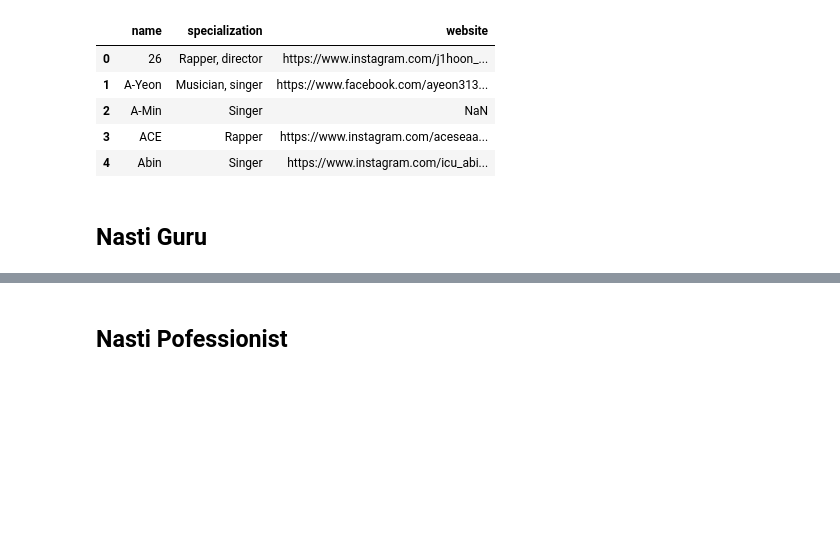
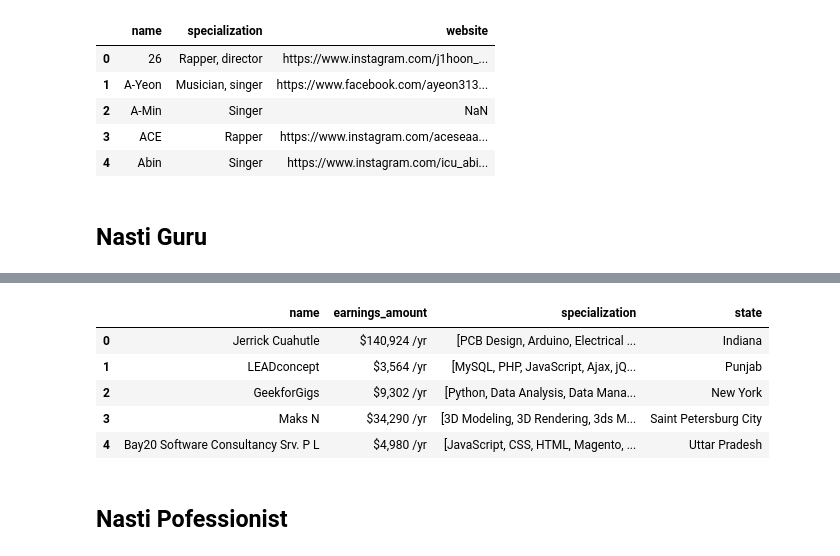
Before and after one commit to samuel-esp/IngDati-Progetto, a Jupyter notebook: SchemaAlignmentProfessionisti.ipynb, the cells around one changed output, grey strips where cells are left out. Drawn from its saved outputs; the diff is of its cells as text; code cells hidden in the pictures; blank space fills up the shorter version.

```diff
--- a/SchemaAlignmentProfessionisti.ipynb
+++ b/SchemaAlignmentProfessionisti.ipynb
@@ -768,9 +770,19 @@ df['state'] = state
 # %%
-toDrop = ["id","feedback","bio","works_terms", "location", "stats"]
+toDrop = ["id","feedback","bio","works_terms", "location", "stats", "earnings_amount"]
+nastiguru.rename(columns={'skills':'specialization'}, inplace=True)
+#kpop.rename(columns={'socials':'website'}, inplace=True)
+#developer['price'] = developer['price'].str.replace(r'[^\d]+', '')
 nastiguru= nastiguru.drop(toDrop, axis=1)
 nastiguru.head()
 nastiguru.rename(columns={'skills':'specialization'}, inplace=True)
 nastiguru.head()
+# %% [output]
+|  | name | earnings_amount | specialization | state |
+| 0 | Jerrick Cuahutle | $140,924 /yr | [PCB Design, Arduino, Electrical ... | Indiana |
+| 1 | LEADconcept | $3,564 /yr | [MySQL, PHP, JavaScript, Ajax, jQ... | Punjab |
+| 2 | GeekforGigs | $9,302 /yr | [Python, Data Analysis, Data Mana... | New York |
+| 3 | Maks N | $34,290 /yr | [3D Modeling, 3D Rendering, 3ds M... | Saint Petersburg City |
+| 4 | Bay20 Software Consultancy Srv. P L | $4,980 /yr | [JavaScript, CSS, HTML, Magento, ... | Uttar Pradesh |
 # %% [markdown]
 ## Nasti Pofessionist
 # %%
```
Also changed, not shown: parts of 4 cells of this notebook, 1 other file.
